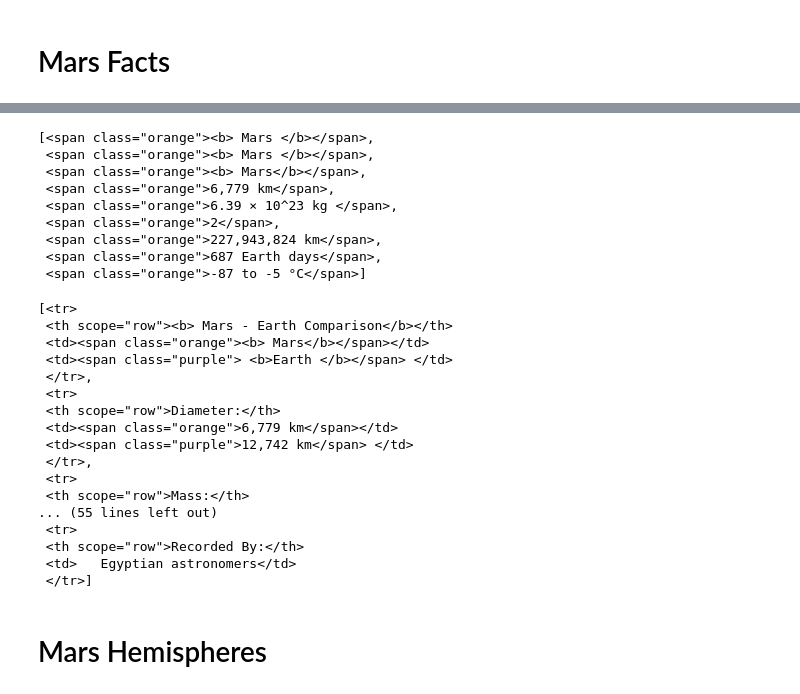
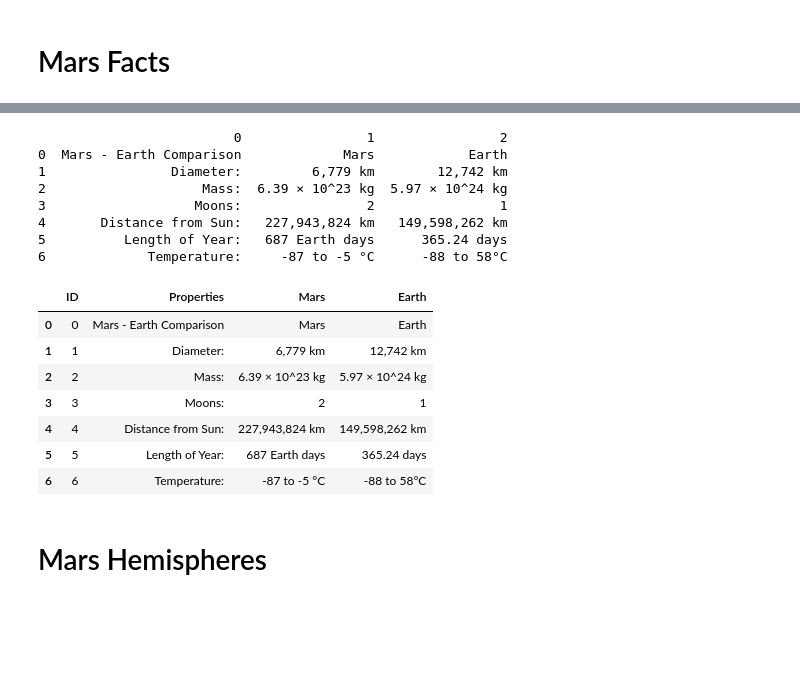
Before and after one commit to vijitdesilva/web-scraping-challenge, a Jupyter notebook: WebScraping.ipynb, the cells around one changed output, grey strips where cells are left out. Drawn from its saved outputs; the diff is of its cells as text; code cells hidden in the pictures; blank space fills up the shorter version.

```diff
--- a/WebScraping.ipynb
+++ b/WebScraping.ipynb
@@ -245,36 +193,26 @@ print(facts_soup.prettify())
-# %%
-values = facts_soup.find_all('span', class_='orange')
-values
-# %% [output]
-[<span class="orange"><b> Mars </b></span>,
- <span class="orange"><b> Mars </b></span>,
- <span class="orange"><b> Mars</b></span>,
- <span class="orange">6,779 km</span>,
- <span class="orange">6.39 × 10^23 kg </span>,
- <span class="orange">2</span>,
- <span class="orange">227,943,824 km</span>,
- <span class="orange">687 Earth days</span>,
- <span class="orange">-87 to -5 °C</span>]
-# %%
-keys = facts_soup.find_all('tr')
-keys
-# %% [output]
-[<tr>
- <th scope="row"><b> Mars - Earth Comparison</b></th>
- <td><span class="orange"><b> Mars</b></span></td>
- <td><span class="purple"> <b>Earth </b></span> </td>
- </tr>,
- <tr>
- <th scope="row">Diameter:</th>
- <td><span class="orange">6,779 km</span></td>
- <td><span class="purple">12,742 km</span> </td>
- </tr>,
- <tr>
- <th scope="row">Mass:</th>
-... (55 lines left out)
- <tr>
- <th scope="row">Recorded By:</th>
- <td>   Egyptian astronomers</td>
- </tr>]
+# %%
+# Visit the Mars Facts Site Using Pandas to Read
+mars_facts = pd.read_html("https://galaxyfacts-mars.com/")[0]
+print(mars_facts)
+mars_facts.reset_index(inplace=True)
+mars_facts.columns=["ID", "Properties", "Mars", "Earth"]
+mars_facts
+# %% [output]
+                         0                1                2
+0  Mars - Earth Comparison             Mars            Earth
+1                Diameter:         6,779 km        12,742 km
+2                    Mass:  6.39 × 10^23 kg  5.97 × 10^24 kg
+3                   Moons:                2                1
+4       Distance from Sun:   227,943,824 km   149,598,262 km
+5          Length of Year:   687 Earth days      365.24 days
+6             Temperature:     -87 to -5 °C      -88 to 58°C
+|  | ID | Properties | Mars | Earth |
+| 0 | 0 | Mars - Earth Comparison | Mars | Earth |
+| 1 | 1 | Diameter: | 6,779 km | 12,742 km |
+| 2 | 2 | Mass: | 6.39 × 10^23 kg | 5.97 × 10^24 kg |
+| 3 | 3 | Moons: | 2 | 1 |
+| 4 | 4 | Distance from Sun: | 227,943,824 km | 149,598,262 km |
+| 5 | 5 | Length of Year: | 687 Earth days | 365.24 days |
+| 6 | 6 | Temperature: | -87 to -5 °C | -88 to 58°C |
 # %% [markdown]
 # Mars Hemispheres
```
Also changed, not shown: parts of 20 cells of this notebook.
